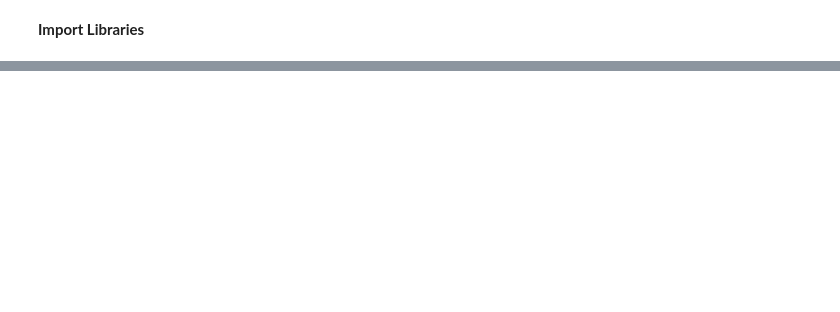
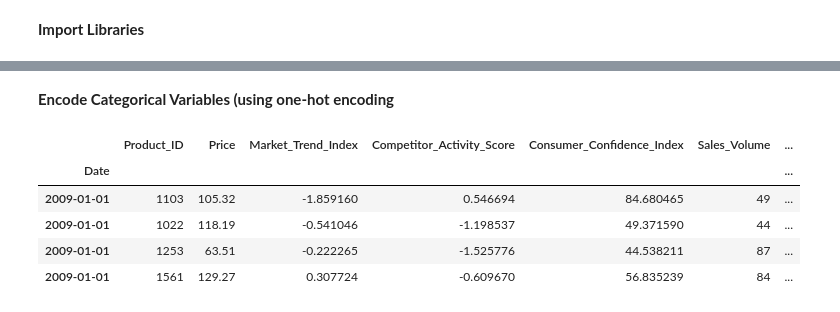
Before and after one commit to mongare70/ElectroTech-Forecasting-Data, a Jupyter notebook: model/model.ipynb, the cells around one changed output, grey strips where cells are left out. Drawn from its saved outputs; the diff is of its cells as text; code cells hidden in the pictures; blank space fills up the shorter version.

```diff
--- a/model/model.ipynb
+++ b/model/model.ipynb
@@ -473,0 +21,3 @@ plt.close()
+# %%
+original_data = pd.read_csv(r"C:\Users\akann\OneDrive\Desktop\AMDARI\Project 4 - Consumer Electronics Sales Forecasting\ElectroTech Sales Forecasting\ElectroTech Forecasting Data.csv")
+original_data.head(3)
@@ -473,0 +52,4 @@ plt.close()
+# %%
+original_data["Date"] = pd.to_datetime(original_data["Date"])
+original_data = original_data.sort_values("Date")
+original_data = original_data.set_index("Date")
@@ -473,0 +72,17 @@ plt.close()
+# %% [markdown]
+**Encode Categorical Variables (using one-hot encoding**
+# %%
+original_data = pd.get_dummies(
+    original_data,
+    columns=["Category", "Season", "Product_Specification_1", "Product_Specification_2"],
+    drop_first=False
+)
+# %%
+original_data.head(4)
+# %% [output]
+|  | Product_ID | Price | Market_Trend_Index | Competitor_Activity_Score | Consumer_Confidence_Index | Sales_Volume | ... |
+| Date |  |  |  |  |  |  | ... |
+| 2009-01-01 | 1103 | 105.32 | -1.859160 | 0.546694 | 84.680465 | 49 | ... |
+| 2009-01-01 | 1022 | 118.19 | -0.541046 | -1.198537 | 49.371590 | 44 | ... |
+| 2009-01-01 | 1253 | 63.51 | -0.222265 | -1.525776 | 44.538211 | 87 | ... |
+| 2009-01-01 | 1561 | 129.27 | 0.307724 | -0.609670 | 56.835239 | 84 | ... |
```
Also changed, not shown: parts of 126 cells of this notebook, 2 other files.
